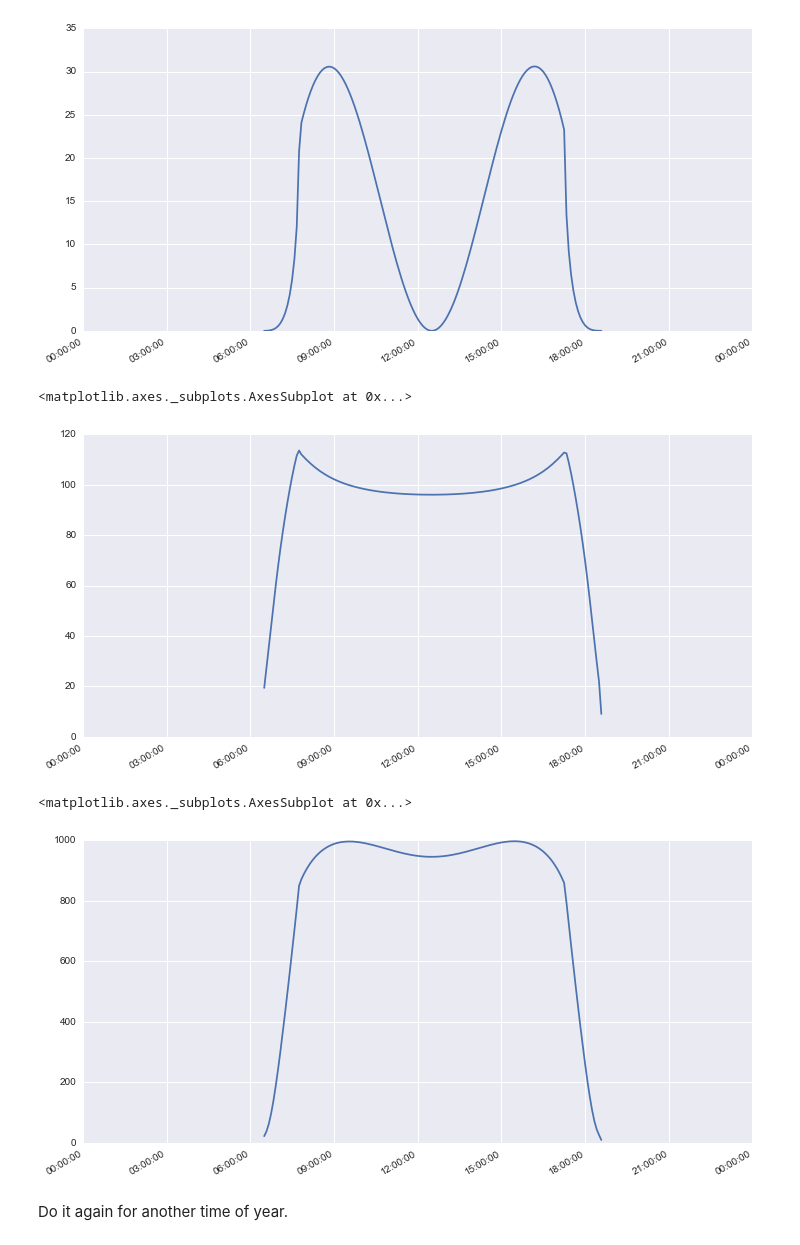
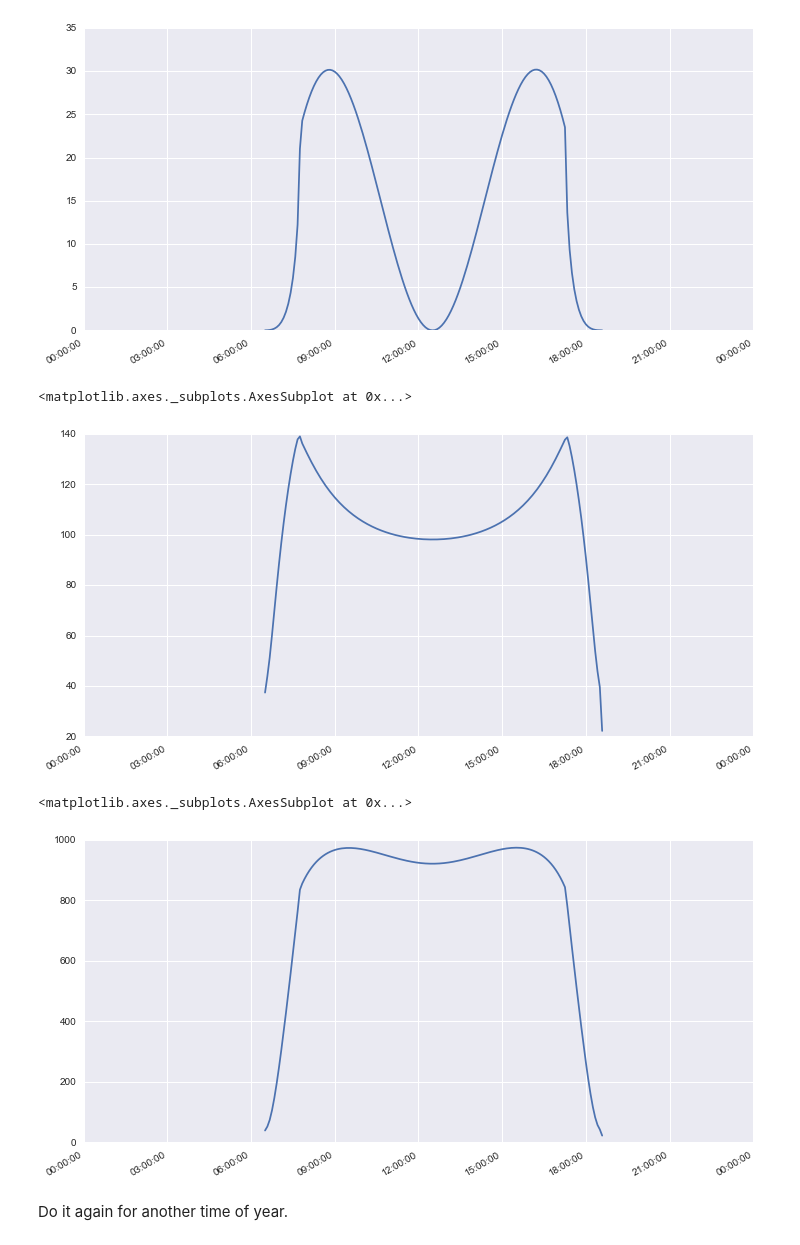
Before and after one commit to pvlib/pvlib-python, a Jupyter notebook: docs/tutorials/tracking.ipynb, the cells around one changed output. Drawn from its saved outputs; the diff is of its cells as text; code cells hidden in the pictures.

```diff
--- a/docs/tutorials/tracking.ipynb
+++ b/docs/tutorials/tracking.ipynb
@@ -777,10 +785,11 @@ Finally, we'll put the tracker data together with the irradiance algorithms to d
 # %%
 times = pd.date_range(start=datetime.datetime(2014,3,23), end=datetime.datetime(2014,3,24), freq='5Min')
 
-pyephem_tus = pvlib.solarposition.pyephem(times, tus)
-pyephem_joh = pvlib.solarposition.pyephem(times, johannesburg)
+ephem_tus = pvlib.solarposition.get_solarposition(times.tz_localize(tus.tz), tus.latitude, tus.longitude)
+ephem_joh = pvlib.solarposition.get_solarposition(times.tz_localize(johannesburg.tz),
+                                                  johannesburg.latitude, johannesburg.longitude)
 
-tracker_data = pvlib.tracking.singleaxis(pyephem_tus['apparent_zenith'], pyephem_tus['apparent_azimuth'],
+tracker_data = pvlib.tracking.singleaxis(ephem_tus['apparent_zenith'], ephem_tus['azimuth'],
                                          axis_tilt=0, axis_azimuth=0, max_angle=90,
                                          backtrack=True, gcr=2.0/7.0)
 tracker_data.plot()
@@ -789,7 +798,7 @@ plt.ylim(-100,100)
 (-100, 100)
 [figure]
 # %%
-irrad_data = pvlib.clearsky.ineichen(times, tus, solarposition_method='pyephem')
+irrad_data = pvlib.clearsky.ineichen(times.tz_localize(tus.tz), tus.latitude, tus.longitude)
 dni_et = pd.Series(pvlib.irradiance.extraradiation(times.dayofyear, method='asce'), index=times).tz_localize(tus.tz)
 irrad_data.plot()
 dni_et.plot(label='DNI ET')
@@ -803,21 +812,21 @@ ground_irrad.plot()
 <matplotlib.axes._subplots.AxesSubplot at 0x...>
 [figure]
 # %%
-ephem_data = pyephem_tus
+ephem_data = ephem_tus
 
 haydavies_diffuse = pvlib.irradiance.haydavies(tracker_data['surface_tilt'], tracker_data['surface_azimuth'],
                                                 irrad_data['dhi'], irrad_data['dni'], dni_et,
-                                                ephem_data['apparent_zenith'], ephem_data['apparent_azimuth'])
+                                                ephem_data['apparent_zenith'], ephem_data['azimuth'])
 haydavies_diffuse.plot(label='haydavies diffuse')
 # %% [output]
 <matplotlib.axes._subplots.AxesSubplot at 0x...>
-[figure, old version]
+[figure, new version]
 # %%
 global_in_plane = cosd(tracker_data['aoi'])*irrad_data['dni'] + haydavies_diffuse + ground_irrad
 global_in_plane.plot()
 # %% [output]
 <matplotlib.axes._subplots.AxesSubplot at 0x...>
-[figure, old version]
+[figure, new version]
 # %% [markdown]
 Do it again for another time of year.
 # %%
```
Also changed, not shown: parts of 48 cells of this notebook.
